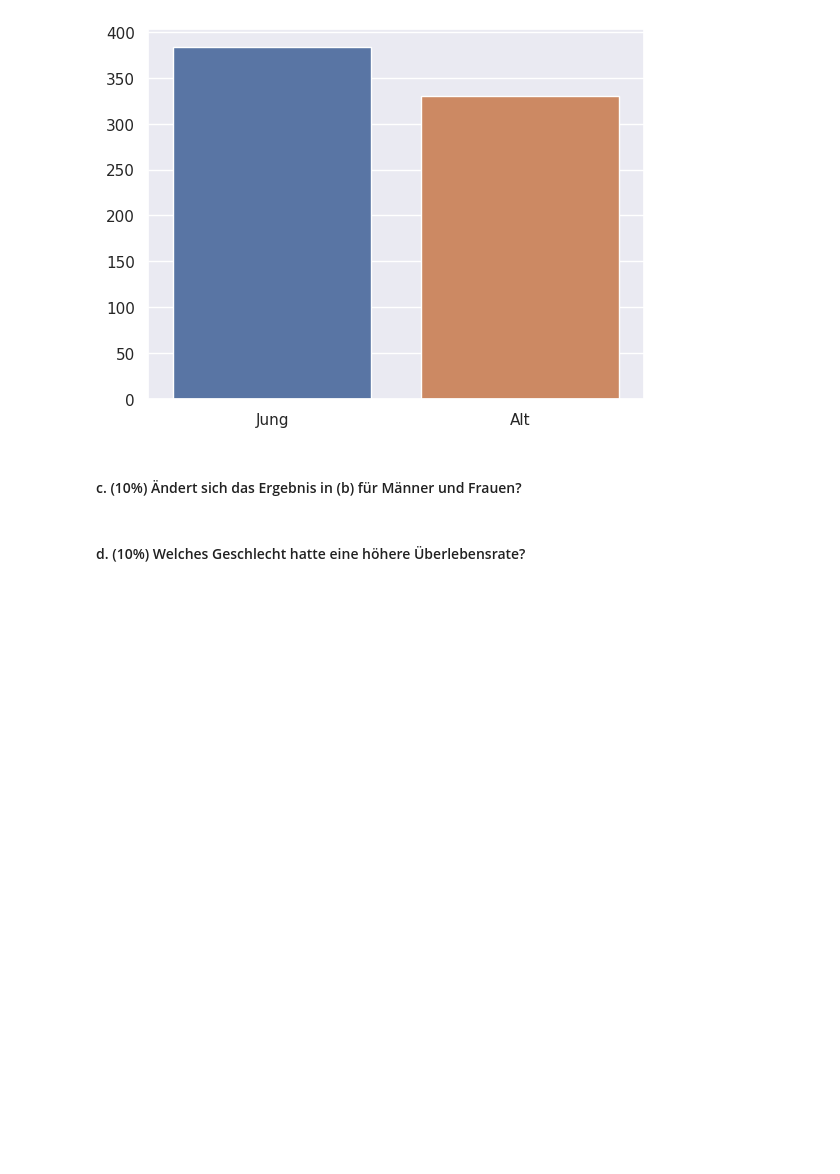
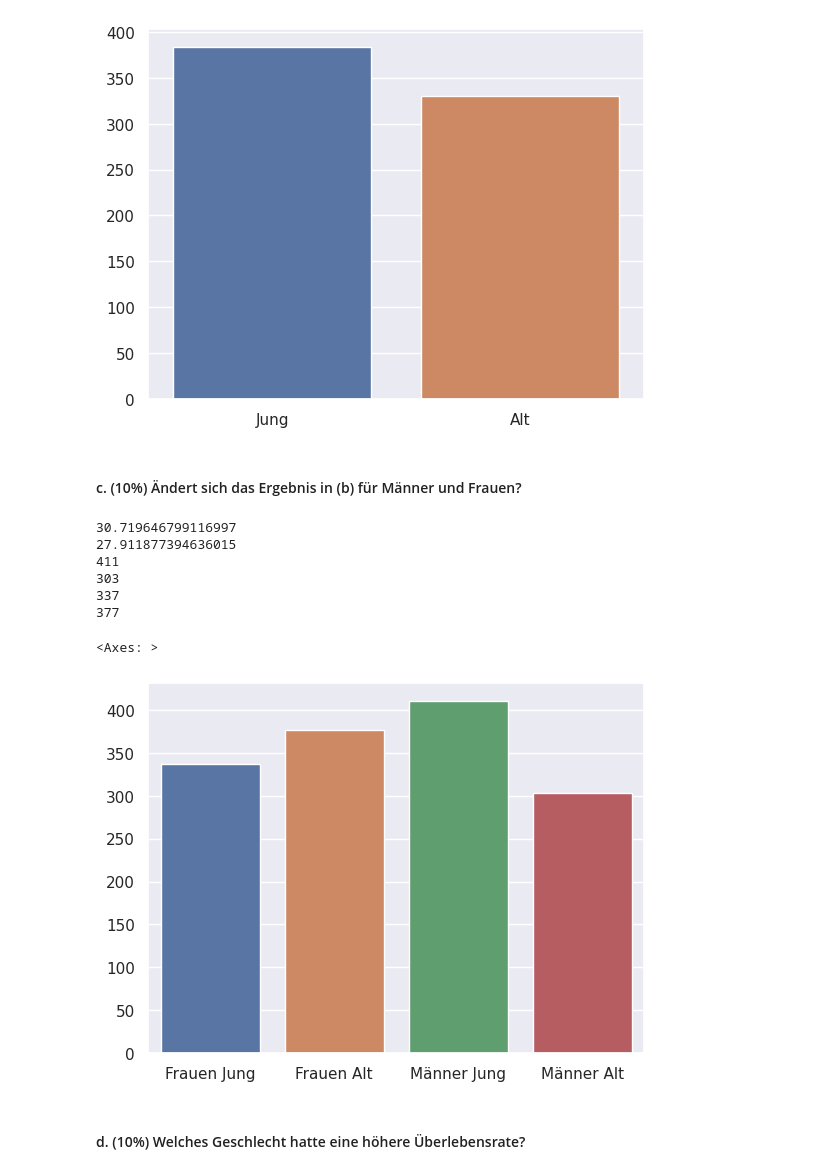
Before and after one commit to LukasLow/UniKurs_DataScience1, a Jupyter notebook: Hausaufgaben/Aufgaben/Hausaufgabe04/Exercise_pandas_seaborn.ipynb, the cells around one changed output. Cells and saved outputs as stored; diff of their text form; code cells hidden in the pictures; blank space fills up the shorter version.

```diff
--- a/Hausaufgaben/Aufgaben/Hausaufgabe04/Exercise_pandas_seaborn.ipynb
+++ b/Hausaufgaben/Aufgaben/Hausaufgabe04/Exercise_pandas_seaborn.ipynb
@@ -306,9 +306,6 @@ old = np.where(df['Age'] > mean)
 num_old = len(old[0])
 print(num_old)
 
-# Stil festlegen
-sns.set_theme(context='notebook', style='darkgrid', palette='deep', font='sans-serif', font_scale=1, color_codes=True, rc=None)
-
 # Balkendiagramm erstellen
 data = {'Alter':['Jung','Alt'], 'Anzahl':[ num_young, num_old ] }
 sns.barplot(x='Alter', y='Anzahl', data=data)
@@ -320,5 +317,47 @@ Durchschnitt: 29.69327731092437
 [figure]
 # %% [markdown]
 #### c. (10%) Ändert sich das Ergebnis in (b) für Männer und Frauen?
+# %%
+# Durschnittsalter Männer
+men_average = df.loc[df['Sex'] == 'm', 'Age'].mean()
+print(men_average)
+
+# Durchschnittsalter Frauen
+woman_average = df.loc[df['Sex'] == 'f', 'Age'].mean()
+print(woman_average)
+
+# Anzahl Männer jünger als Durchschnitt der Männer
+m_young = np.where(df['Age'] < men_average)
+m_num_young = len(m_young[0])
+print(m_num_young)
+
+# Anzahl Männer älter als Durchschnitt der Männer
+m_old = np.where(df['Age'] > men_average)
+m_num_old = len(m_old[0])
+print(m_num_old)
+
+# Anzahl Frauen jünger als Durchschnitt der Frauen
+f_young = np.where(df['Age'] < woman_average)
+f_num_young = len(f_young[0])
+print(f_num_young)
+
+# Anzahl Frauen älter als Durchschnitt der Frauen
+f_old = np.where(df['Age'] > woman_average)
+f_num_old = len(f_old[0])
+print(f_num_old)
+
+# Balkendiagramm erstellen
+data = {'Alter':['Frauen Jung','Frauen Alt', 'Männer Jung', 'Männer Alt'],\
+       'Anzahl':[ f_num_young, f_num_old, m_num_young, m_num_old ] }
+sns.barplot(x='Alter', y='Anzahl', data=data)
+# %% [output]
+30.719646799116997
+27.911877394636015
+411
+303
+337
+377
+<Axes: >
+[figure, added]
 # %% [markdown]
 #### d. (10%) Welches Geschlecht hatte eine höhere Überlebensrate?
```
Also changed, not shown: parts of 1 cell of this notebook.
